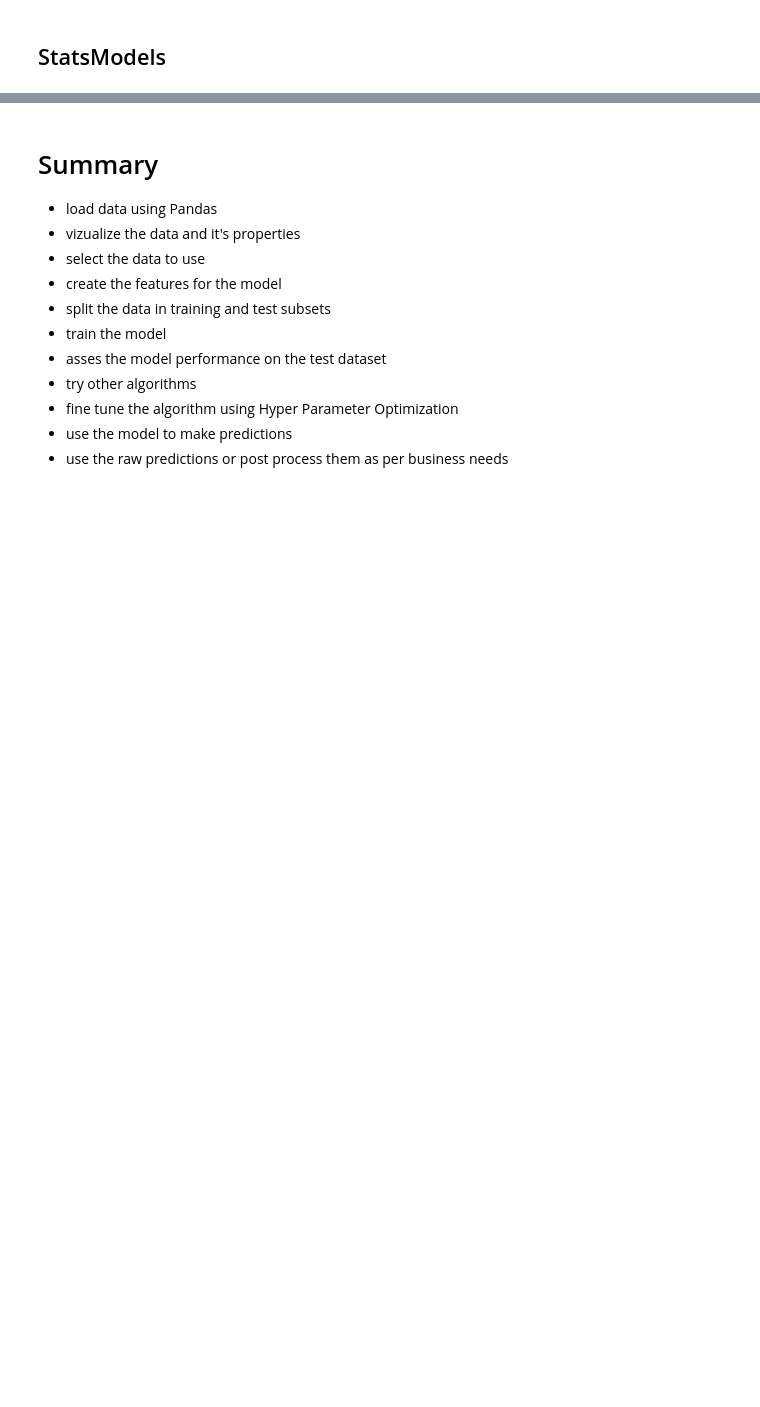
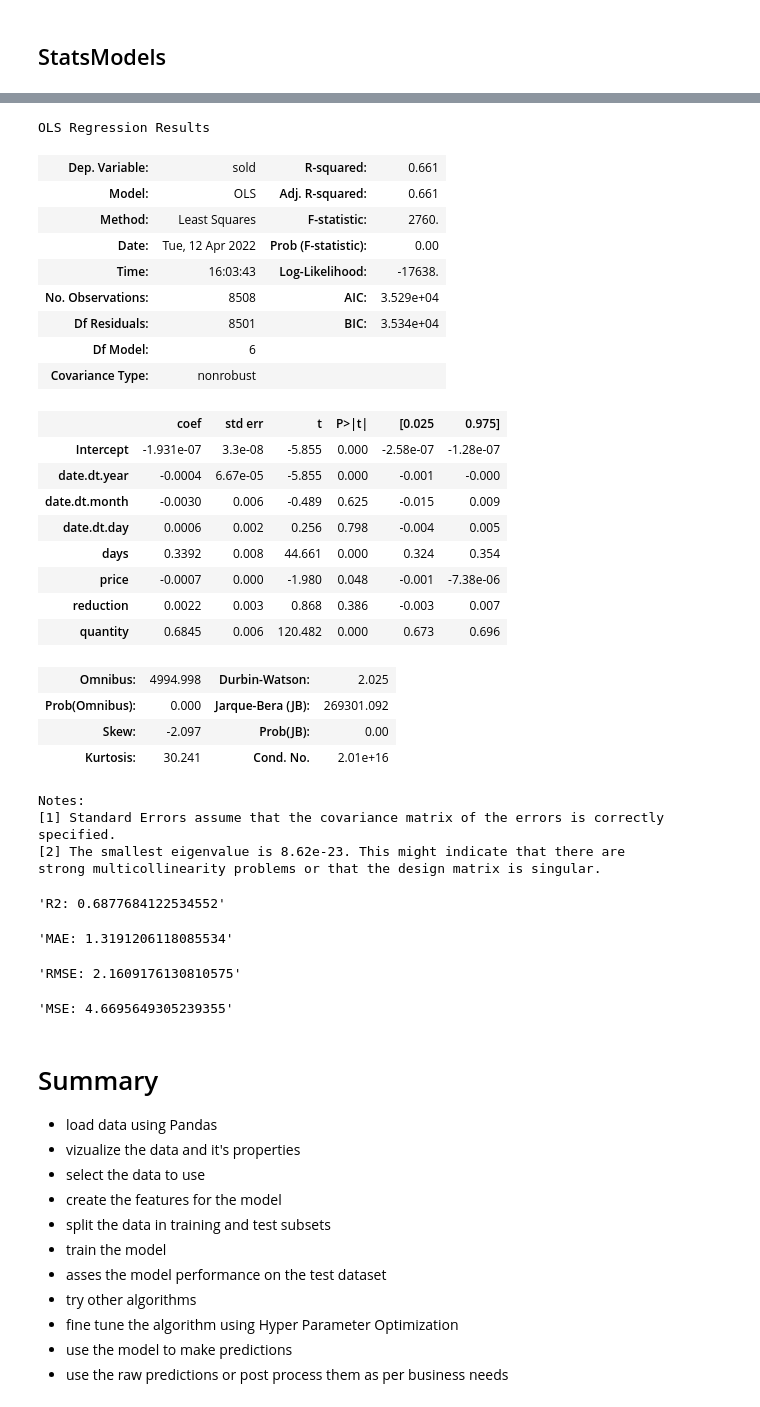
Before and after one commit to datagridsoftware/practical-ml, a Jupyter notebook: notebooks/markdown/markdown.ipynb, the cells around one changed output, grey strips where cells are left out. Cells and saved outputs as stored; diff of their text form; code cells hidden in the pictures; blank space fills up the shorter version.

```diff
--- a/notebooks/markdown/markdown.ipynb
+++ b/notebooks/markdown/markdown.ipynb
@@ -584,34 +969,69 @@ def train_statsmodel(
     y_pred = mdf.predict(df_test)
     return print_metrics(y_test, y_pred)
 
 
 df_sm = df.copy().sort_values("date")
 df_sm[["date"]] = df_sm[["date"]].apply(pd.to_datetime)
 df_train_sm, x_test_sm = train_test_split(df_sm, test_size=0.2, shuffle=False)
 y_test_sm = x_test_sm.pop("sold")
 
 sm_ols_metric = train_statsmodel(
     f"""
         sold
 
         ~
 
+        + date.dt.year
+
         + date.dt.month
+
+        + date.dt.day
 
         + days
 
         + price
 
         + reduction
 
         + quantity
 
-        + C(store)
     """,
     df_train_sm,
     x_test_sm,
     y_test_sm
 )
+# %% [output]
+OLS Regression Results
+| Dep. Variable: | sold | R-squared: | 0.661 |
+| Model: | OLS | Adj. R-squared: | 0.661 |
+| Method: | Least Squares | F-statistic: | 2760. |
+| Date: | Tue, 12 Apr 2022 | Prob (F-statistic): | 0.00 |
+| Time: | 16:03:43 | Log-Likelihood: | -17638. |
+| No. Observations: | 8508 | AIC: | 3.529e+04 |
+| Df Residuals: | 8501 | BIC: | 3.534e+04 |
+| Df Model: | 6 |  |  |
+| Covariance Type: | nonrobust |  |  |
+|  | coef | std err | t | P>|t| | [0.025 | 0.975] |
+| Intercept | -1.931e-07 | 3.3e-08 | -5.855 | 0.000 | -2.58e-07 | -1.28e-07 |
+| date.dt.year | -0.0004 | 6.67e-05 | -5.855 | 0.000 | -0.001 | -0.000 |
+| date.dt.month | -0.0030 | 0.006 | -0.489 | 0.625 | -0.015 | 0.009 |
+| date.dt.day | 0.0006 | 0.002 | 0.256 | 0.798 | -0.004 | 0.005 |
+| days | 0.3392 | 0.008 | 44.661 | 0.000 | 0.324 | 0.354 |
+| price | -0.0007 | 0.000 | -1.980 | 0.048 | -0.001 | -7.38e-06 |
+| reduction | 0.0022 | 0.003 | 0.868 | 0.386 | -0.003 | 0.007 |
+| quantity | 0.6845 | 0.006 | 120.482 | 0.000 | 0.673 | 0.696 |
+| Omnibus: | 4994.998 | Durbin-Watson: | 2.025 |
+| Prob(Omnibus): | 0.000 | Jarque-Bera (JB): | 269301.092 |
+| Skew: | -2.097 | Prob(JB): | 0.00 |
+| Kurtosis: | 30.241 | Cond. No. | 2.01e+16 |
+Notes:
+[1] Standard Errors assume that the covariance matrix of the errors is correctly specified.
+[2] The smallest eigenvalue is 8.62e-23. This might indicate that there are
+strong multicollinearity problems or that the design matrix is singular.
+'R2: 0.6877684122534552'
+'MAE: 1.3191206118085534'
+'RMSE: 2.1609176130810575'
+'MSE: 4.6695649305239355'
 # %% [markdown]
 # Summary
 
```
Also changed, not shown: parts of 56 cells of this notebook, 1 other file.
